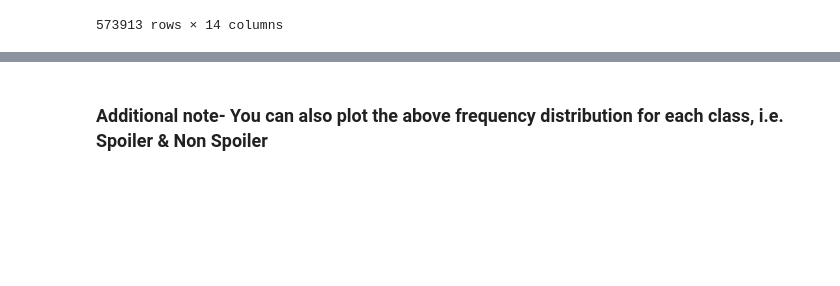
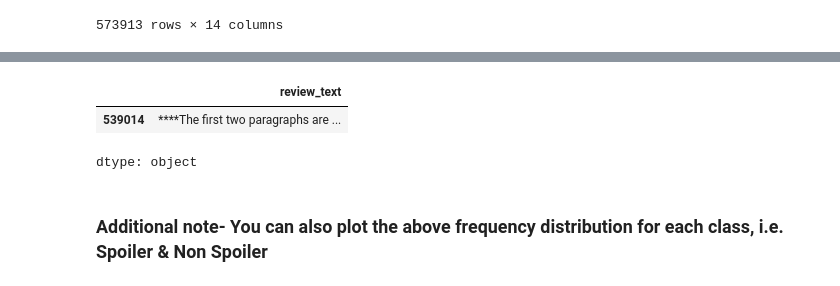
Before and after one commit to umeshrawat/AI_Math_Vedas, a Jupyter notebook: Spoiler_Shield_Solution_Template.ipynb, the cells around one changed output, grey strips where cells are left out. Saved outputs shown, nothing was run; the diff lists cells and outputs as text; code cells hidden in the pictures; blank space fills up the shorter version.

```diff
--- a/Spoiler_Shield_Solution_Template.ipynb
+++ b/Spoiler_Shield_Solution_Template.ipynb
@@ -69,6 +69,8 @@ import matplotlib.pyplot as plt
 import numpy as np
 import seaborn as sns
 import os
+# %%
+pd.set_option('display.max_colwidth', None)
 # %%
 # ### Download Dataset
 # The dataset can be downloaded using the provided code
@@ -430,2 +433,9 @@ NameError: name 'merged_reviews_details_df' is not defined
+# %%
+#select entire content of review_text from merged_review_details_df for above criteria
+merged_reviews_details_df[(merged_reviews_details_df['movie_id'] == 'tt0118583') & (merged_reviews_details_df['user_id'] == 'ur1187308')]['review_text']
+# %% [output]
+|  | review_text |
+| 539014 | ****The first two paragraphs are ... |
+dtype: object
 # %% [markdown]
 ### Additional note- You can also plot the above frequency distribution for each class, i.e. Spoiler & Non Spoiler
```
Also changed, not shown: parts of 7 cells of this notebook.
